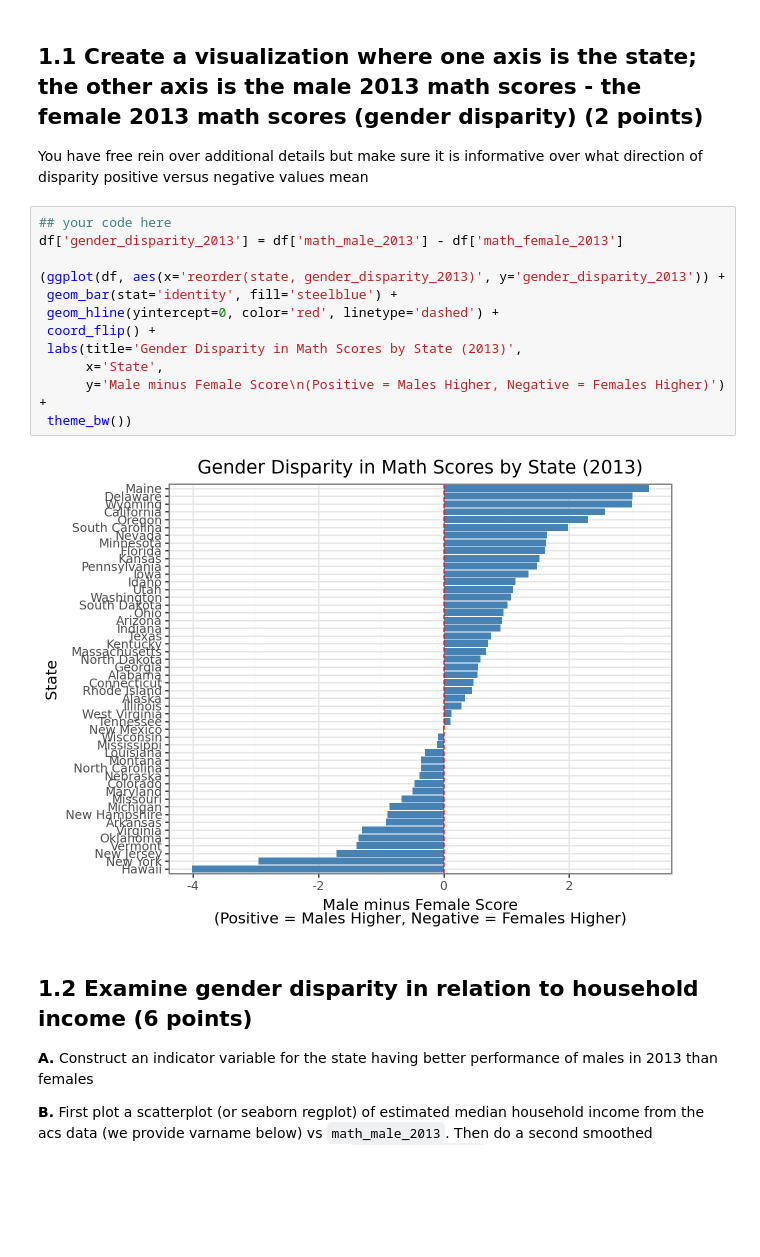
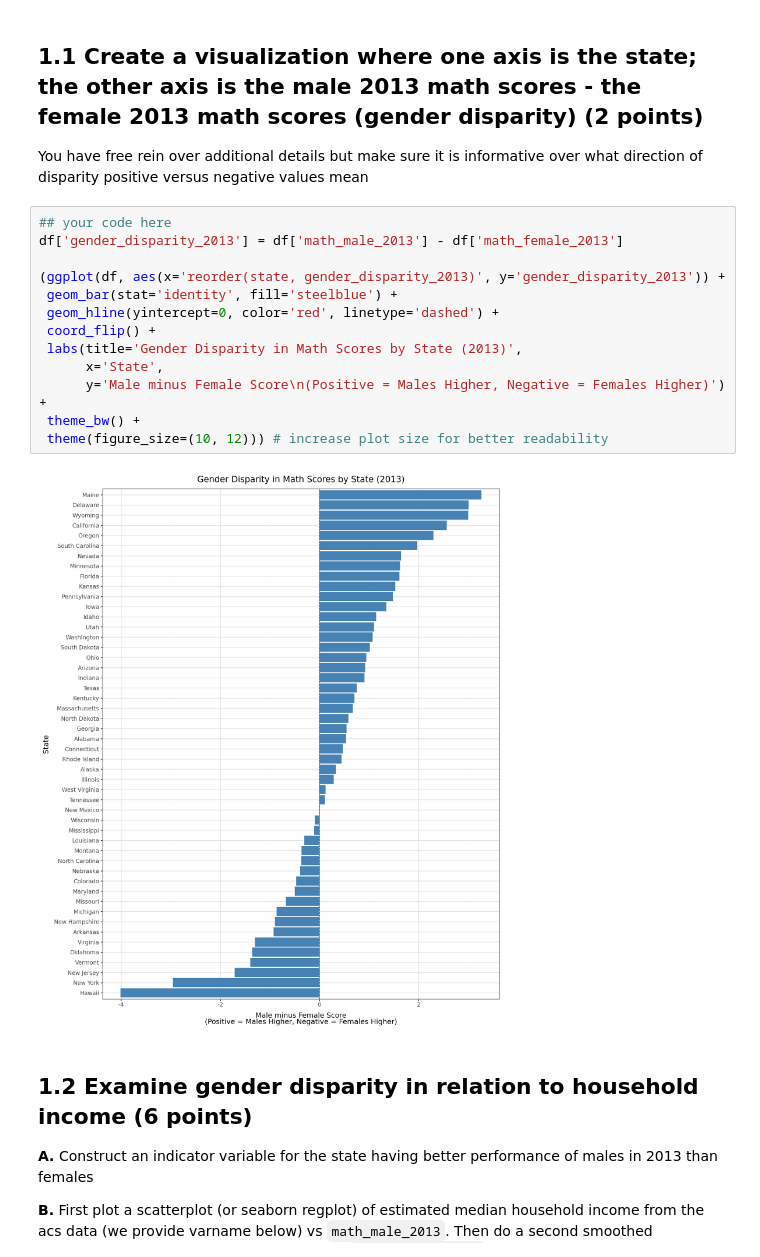
Before and after one commit to jchou27/qss20, a Jupyter notebook: problemsets/pset8/pset8_F006VHC.ipynb, the cells around one changed output. Drawn from its saved outputs; the diff is of its cells as text; blank space fills up the shorter version.

```diff
--- a/problemsets/pset8/pset8_F006VHC.ipynb
+++ b/problemsets/pset8/pset8_F006VHC.ipynb
@@ -73,17 +55,18 @@ You have free rein over additional details but make sure it is informative over
 # %%
 ## your code here
 df['gender_disparity_2013'] = df['math_male_2013'] - df['math_female_2013']
 
 (ggplot(df, aes(x='reorder(state, gender_disparity_2013)', y='gender_disparity_2013')) +
  geom_bar(stat='identity', fill='steelblue') +
  geom_hline(yintercept=0, color='red', linetype='dashed') +
  coord_flip() +
  labs(title='Gender Disparity in Math Scores by State (2013)',
       x='State',
       y='Male minus Female Score\n(Positive = Males Higher, Negative = Females Higher)') +
- theme_bw())
+ theme_bw() +
+ theme(figure_size=(10, 12))) # increase plot size for better readability
 # %% [output]
-[figure, old version]
+[figure, new version]
 # %% [markdown]
 ## 1.2 Examine gender disparity in relation to household income (6 points)
 
```
Also changed, not shown: parts of 7 cells of this notebook.
